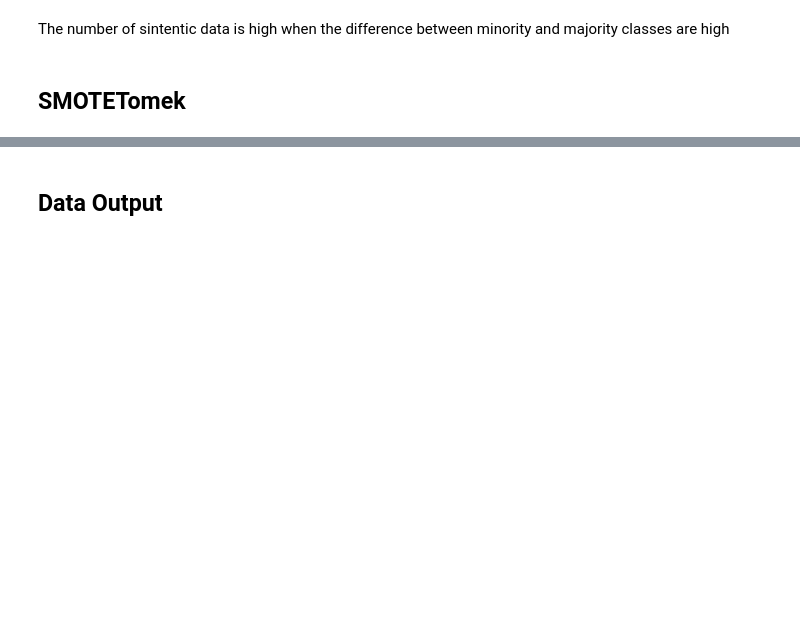
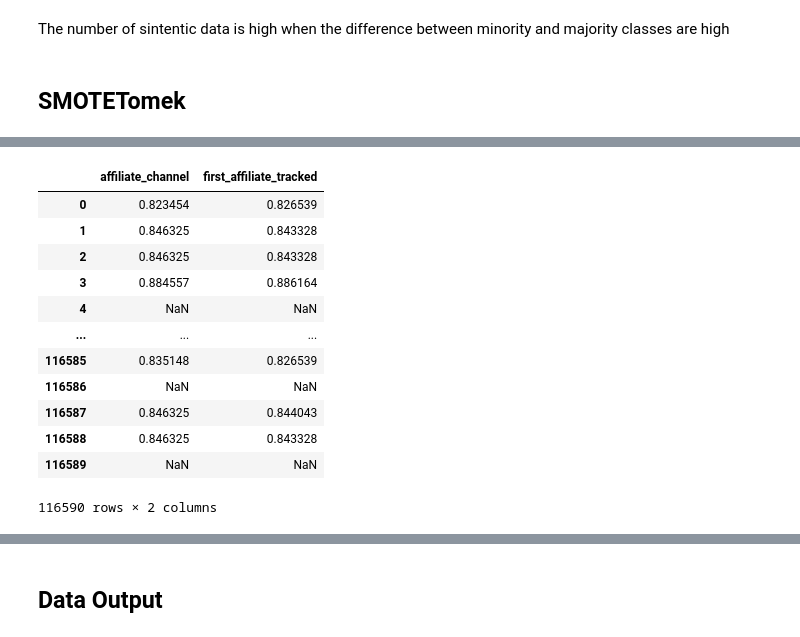
Before and after one commit to MarcosRMG/pa000_airbnb, a Jupyter notebook: notebooks/airbnb.ipynb, the cells around one changed output, grey strips where cells are left out. Saved outputs shown, nothing was run; the diff lists cells and outputs as text; code cells hidden in the pictures; blank space fills up the shorter version.

Commit message:
Data preparation

```diff
--- a/notebooks/airbnb.ipynb
+++ b/notebooks/airbnb.ipynb
@@ -868,21 +991,26 @@ df7_2 = pd.concat([df7[numerical_cols], df7_dummy], axis=1)
+# %%
+ohe = pickle.load(open('../data/models/one_hot_country_destination.pkl', 'rb'))
+x_train = pd.read_csv('../data/processed/X_train.csv').drop(columns='id')
+y_train = pd.Series(ohe.inverse_transform(pd.read_csv('../data/processed/y_train.csv').values).flatten(),
+                    name='country_destination')
 # %% [markdown]
 ## Random Undersampling
 # %%
 ratio_balanced = {
-    'NDF':    60045,
-    'US':     60045,
-    'other':   9791,
-    'FR':      4832,
-    'IT':      2732,
-    'GB':      2253,
-    'ES':      2180,
-    'CA':      1368,
-    'DE':      1023,
-    'NL':       738,
-    'AU':       519,
-    'PT':       212
+    'NDF':   48036,
+    'US':    48036,
+    'other':  7833,
+    'FR':     3866,
+    'IT':     2186,
+    'GB':     1802,
+    'ES':     1744,
+    'CA':     1094,
+    'DE':      818,
+    'NL':      590,
+    'AU':      415,
+    'PT':      170
 }
 # %%
 us = RandomUnderSampler(sampling_strategy=ratio_balanced, random_state=seed)
-x_under, y_under = us.fit_resample(df7_2, df7['country_destination'])
+x_under, y_under = us.fit_resample(x_train, y_train)
 # %%
@@ -992,3 +1104,19 @@ ratio_balanced
+# %%
+x_under[['affiliate_channel', 'first_affiliate_tracked']]
+# %% [output]
+|  | affiliate_channel | first_affiliate_tracked |
+| 0 | 0.823454 | 0.826539 |
+| 1 | 0.846325 | 0.843328 |
+| 2 | 0.846325 | 0.843328 |
+| 3 | 0.884557 | 0.886164 |
+| 4 | NaN | NaN |
+| ... | ... | ... |
+| 116585 | 0.835148 | 0.826539 |
+| 116586 | NaN | NaN |
+| 116587 | 0.846325 | 0.844043 |
+| 116588 | 0.846325 | 0.843328 |
+| 116589 | NaN | NaN |
+116590 rows × 2 columns
 # %%
 st = SMOTETomek(sampling_strategy=ratio_balanced, random_state=seed, n_jobs=-1)
 x_smt, y_smt = st.fit_resample(x_under, y_under)
```
Also changed, not shown: parts of 37 cells of this notebook.
